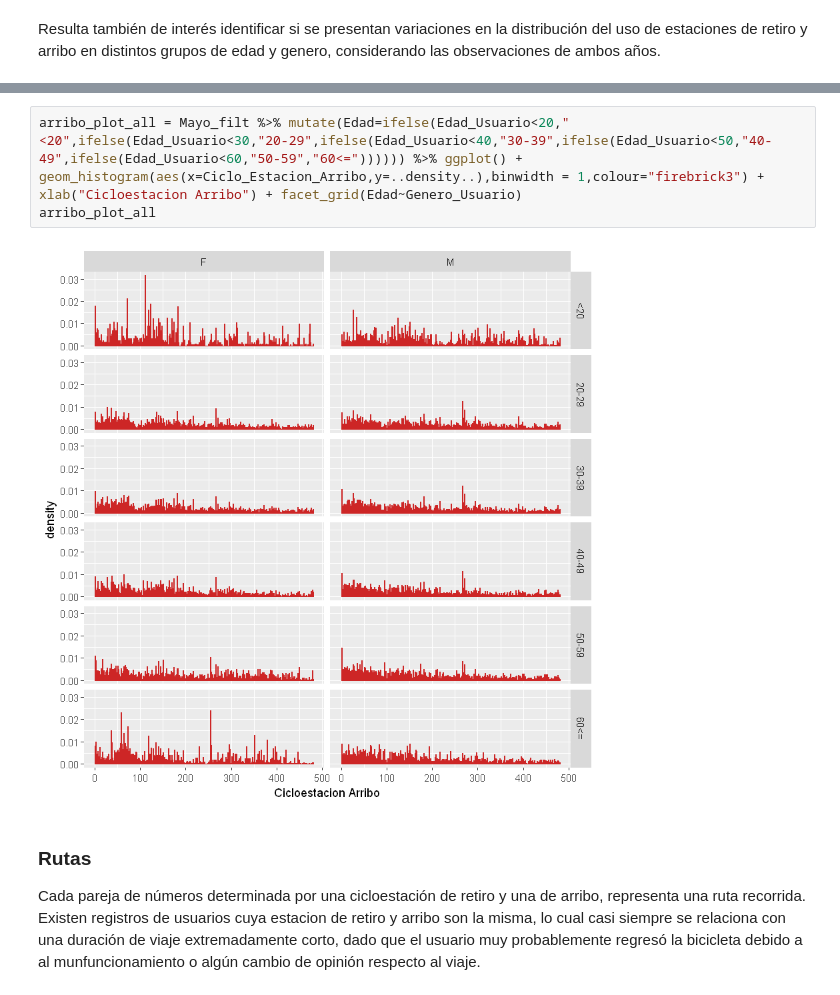
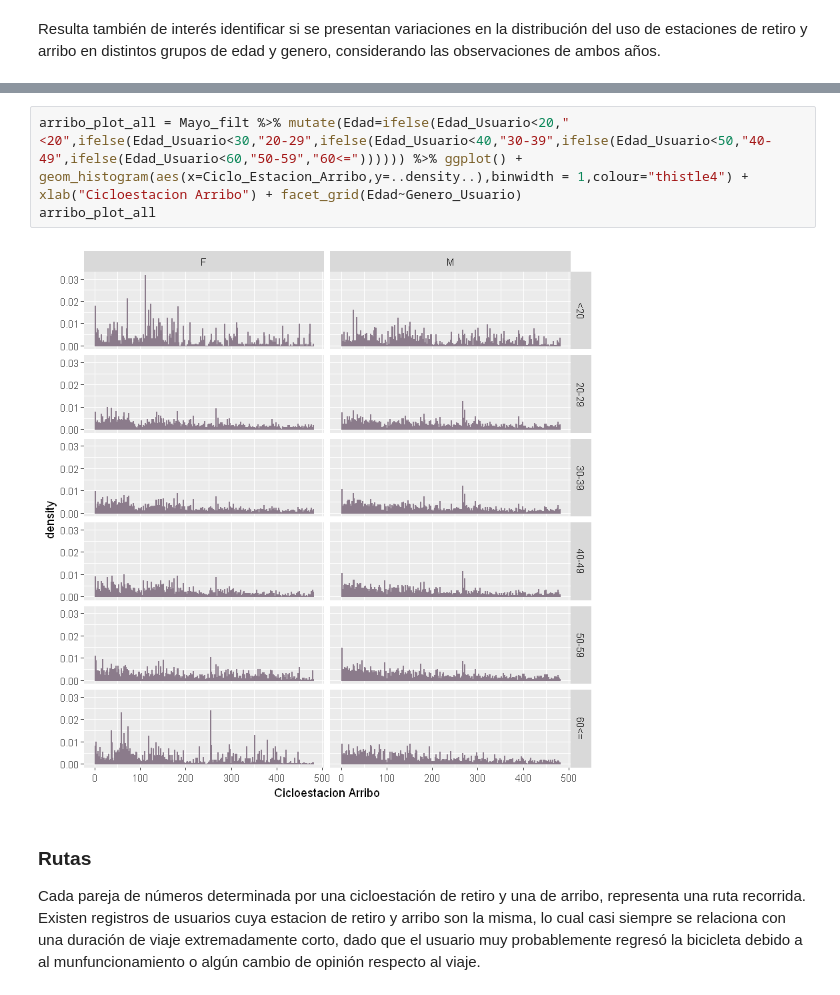
Before and after one commit to prope-2020-gh-classroom/practica-final-por-equipos-verano-2020-itam-Eduardo-Moreno, a Jupyter notebook: AnalisisRutas_PruebasEstadisticas.ipynb, the cells around one changed output, grey strips where cells are left out. Saved outputs shown, nothing was run; the diff lists cells and outputs as text.

```diff
--- a/AnalisisRutas_PruebasEstadisticas.ipynb
+++ b/AnalisisRutas_PruebasEstadisticas.ipynb
@@ -164,8 +164,8 @@ retiro_plot_all
 # %%
-arribo_plot_all = Mayo_filt %>% mutate(Edad=ifelse(Edad_Usuario<20,"<20",ifelse(Edad_Usuario<30,"20-29",ifelse(Edad_Usuario<40,"30-39",ifelse(Edad_Usuario<50,"40-49",ifelse(Edad_Usuario<60,"50-59","60<=")))))) %>% ggplot() + geom_histogram(aes(x=Ciclo_Estacion_Arribo,y=..density..),binwidth = 1,colour="firebrick3") + xlab("Cicloestacion Arribo") + facet_grid(Edad~Genero_Usuario)
+arribo_plot_all = Mayo_filt %>% mutate(Edad=ifelse(Edad_Usuario<20,"<20",ifelse(Edad_Usuario<30,"20-29",ifelse(Edad_Usuario<40,"30-39",ifelse(Edad_Usuario<50,"40-49",ifelse(Edad_Usuario<60,"50-59","60<=")))))) %>% ggplot() + geom_histogram(aes(x=Ciclo_Estacion_Arribo,y=..density..),binwidth = 1,colour="thistle4") + xlab("Cicloestacion Arribo") + facet_grid(Edad~Genero_Usuario)
 arribo_plot_all
 # %% [output]
-[figure, old version]
+[figure, new version]
 # %% [markdown]
 ### Rutas
 
```
Also changed, not shown: parts of 8 cells of this notebook.
